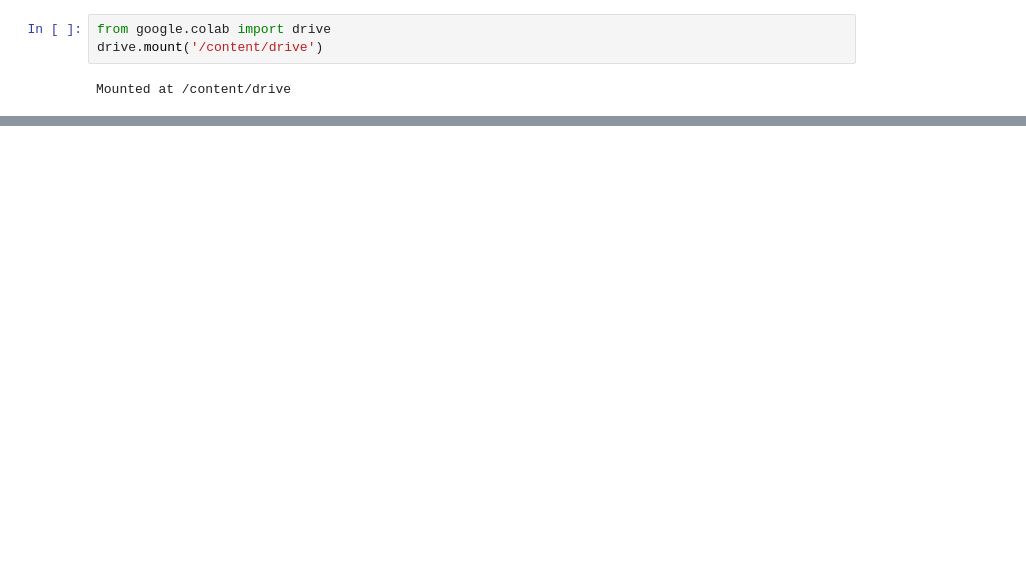
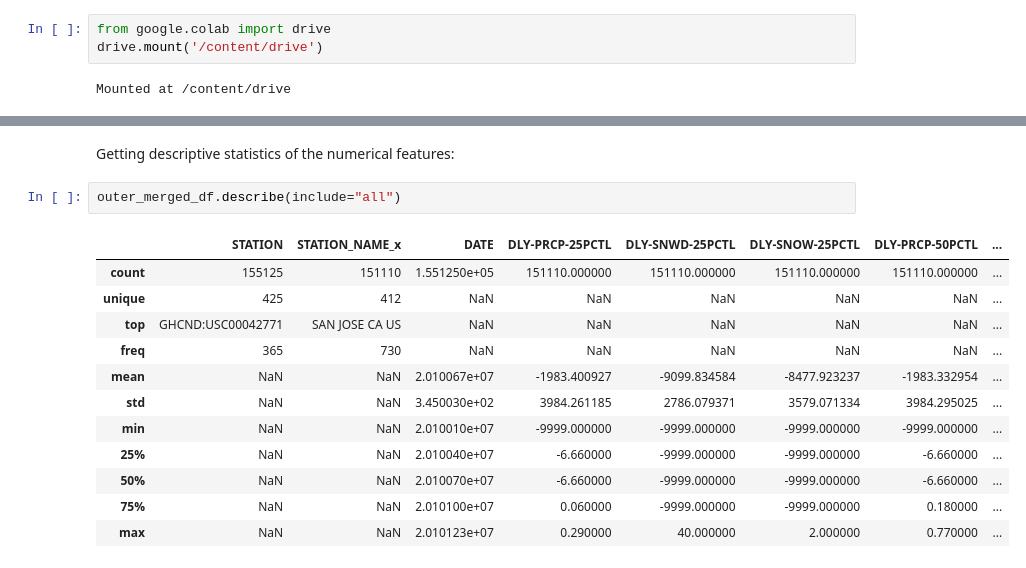
Before and after one commit to JOPloume/google-colab-notebooks, a Jupyter notebook: data_preprocessing_tests.ipynb, the cells around one changed output, grey strips where cells are left out. Drawn from its saved outputs; the diff is of its cells as text; blank space fills up the shorter version.

```diff
--- a/data_preprocessing_tests.ipynb
+++ b/data_preprocessing_tests.ipynb
@@ -21,0 +68,17 @@ df.head()
+# %% [markdown]
+Getting descriptive statistics of the numerical features:
+# %%
+outer_merged_df.describe(include="all")
+# %% [output]
+|  | STATION | STATION_NAME_x | DATE | DLY-PRCP-25PCTL | DLY-SNWD-25PCTL | DLY-SNOW-25PCTL | DLY-PRCP-50PCTL | ... |
+| count | 155125 | 151110 | 1.551250e+05 | 151110.000000 | 151110.000000 | 151110.000000 | 151110.000000 | ... |
+| unique | 425 | 412 | NaN | NaN | NaN | NaN | NaN | ... |
+| top | GHCND:USC00042771 | SAN JOSE CA US | NaN | NaN | NaN | NaN | NaN | ... |
+| freq | 365 | 730 | NaN | NaN | NaN | NaN | NaN | ... |
+| mean | NaN | NaN | 2.010067e+07 | -1983.400927 | -9099.834584 | -8477.923237 | -1983.332954 | ... |
+| std | NaN | NaN | 3.450030e+02 | 3984.261185 | 2786.079371 | 3579.071334 | 3984.295025 | ... |
+| min | NaN | NaN | 2.010010e+07 | -9999.000000 | -9999.000000 | -9999.000000 | -9999.000000 | ... |
+| 25% | NaN | NaN | 2.010040e+07 | -6.660000 | -9999.000000 | -9999.000000 | -6.660000 | ... |
+| 50% | NaN | NaN | 2.010070e+07 | -6.660000 | -9999.000000 | -9999.000000 | -6.660000 | ... |
+| 75% | NaN | NaN | 2.010100e+07 | 0.060000 | -9999.000000 | -9999.000000 | 0.180000 | ... |
+| max | NaN | NaN | 2.010123e+07 | 0.290000 | 40.000000 | 2.000000 | 0.770000 | ... |
```
Also changed, not shown: parts of 17 cells of this notebook.
